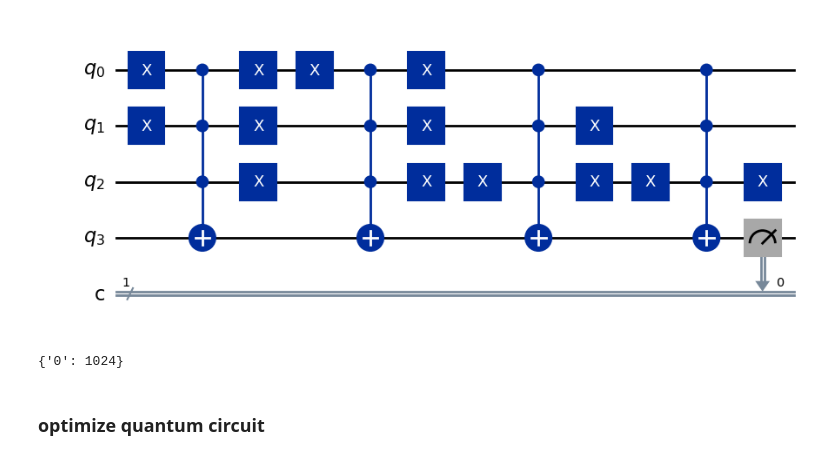
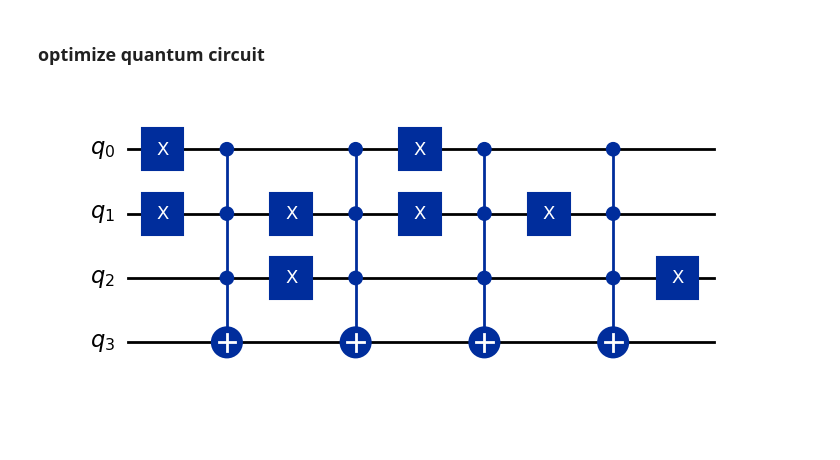
Before and after one commit to xuelx1/LearnQC, a Jupyter notebook: oracle.ipynb, the cells around one changed output. Saved outputs shown, nothing was run; the diff lists cells and outputs as text; code cells hidden in the pictures; blank space fills up the shorter version.

```diff
--- a/oracle.ipynb
+++ b/oracle.ipynb
@@ -31,12 +32,11 @@ qc.draw(output='mpl')
-# %%
-qc.measure(3, 0)
-qc.draw(output='mpl')
-# %% [output]
-[figure, removed]
-# %%
-results = execute_qc(qc)
-print(results)
-# %% [output]
-{'0': 1024}
 # %% [markdown]
 ### optimize quantum circuit
+# %%
+# transpile is an automatic optimization function
+# Attention that transpile can only be used on a single coupling map
+# So, add classical_register after transpiled.
+
+qc = transpile(qc, backend=AerSimulator(), optimization_level=1)
+qc.draw(output='mpl')
+# %% [output]
+[figure, added]
```
Also changed, not shown: parts of 5 cells of this notebook, 2 other files.
